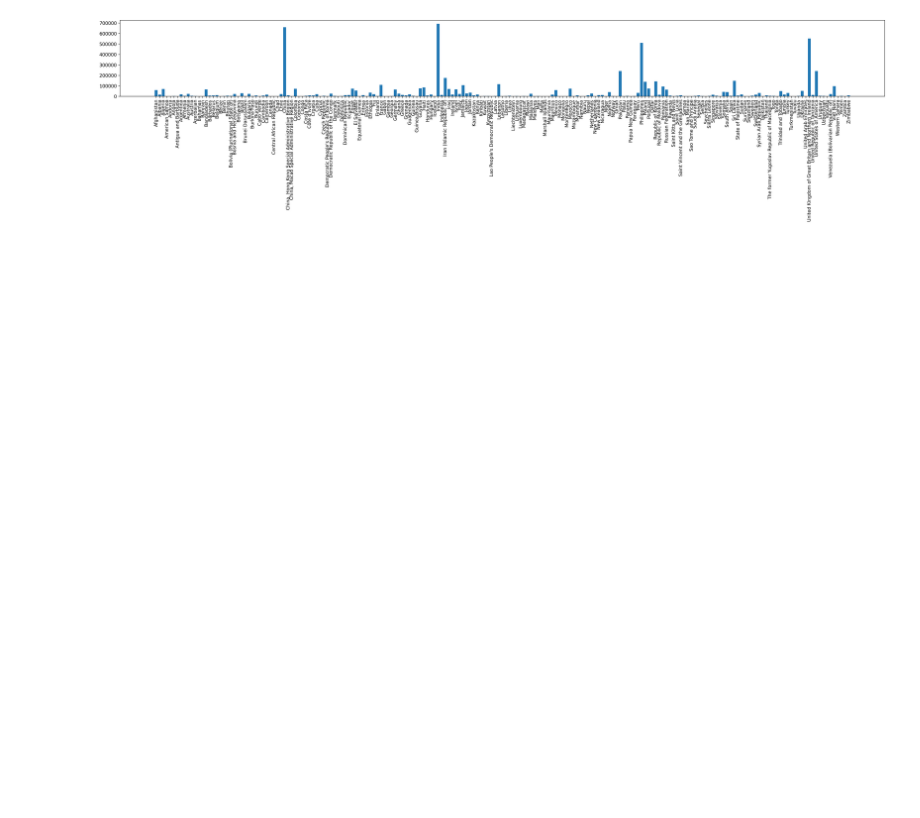
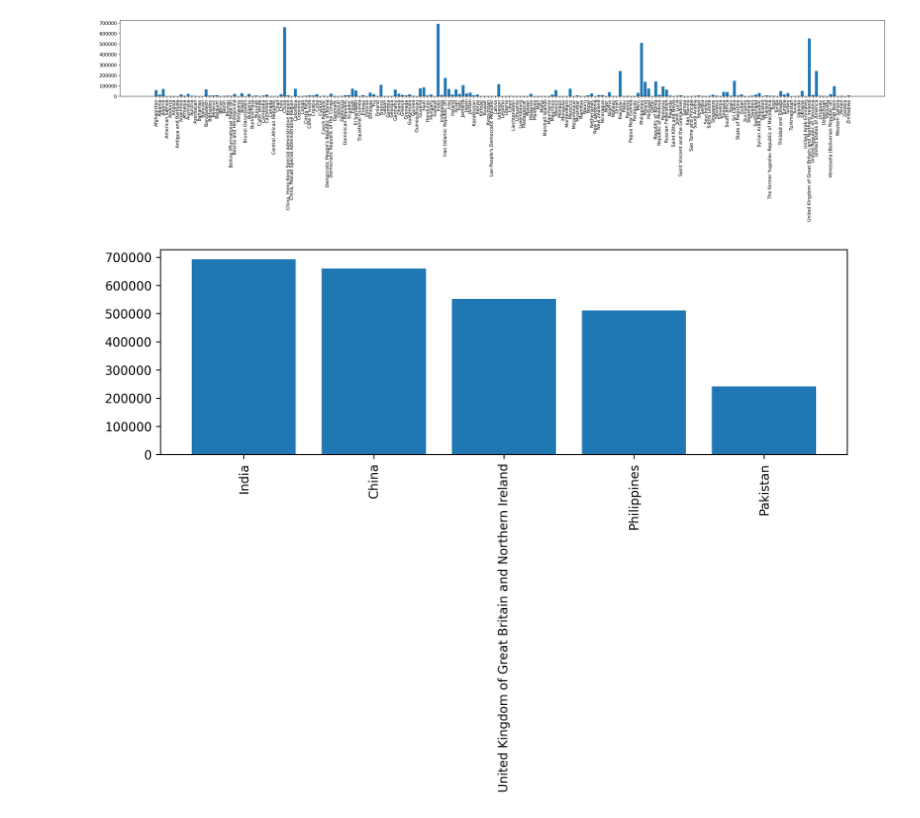
Before and after one commit to gupta-aayushkr/Data-Analytics, a Jupyter notebook: Data analysis/pandas_basics.ipynb, the cells around one changed output. Saved outputs shown, nothing was run; the diff lists cells and outputs as text; code cells hidden in the pictures; blank space fills up the shorter version.

Commit message:
data1

```diff
--- a/Data analysis/pandas_basics.ipynb
+++ b/Data analysis/pandas_basics.ipynb
@@ -406,3 +395,11 @@ plt.xticks(rotation=90)
 plt.show()
 # %% [output]
 [figure]
+# %%
+df2 = df.sort_values("Total",ascending=False).head()
+plt.figure(figsize=(10,3), dpi=300)
+plt.bar('OdName', 'Total', data=df2)
+plt.xticks(rotation=90)
+plt.show()
+# %% [output]
+[figure, added]
```
Also changed, not shown: parts of 45 cells of this notebook.
